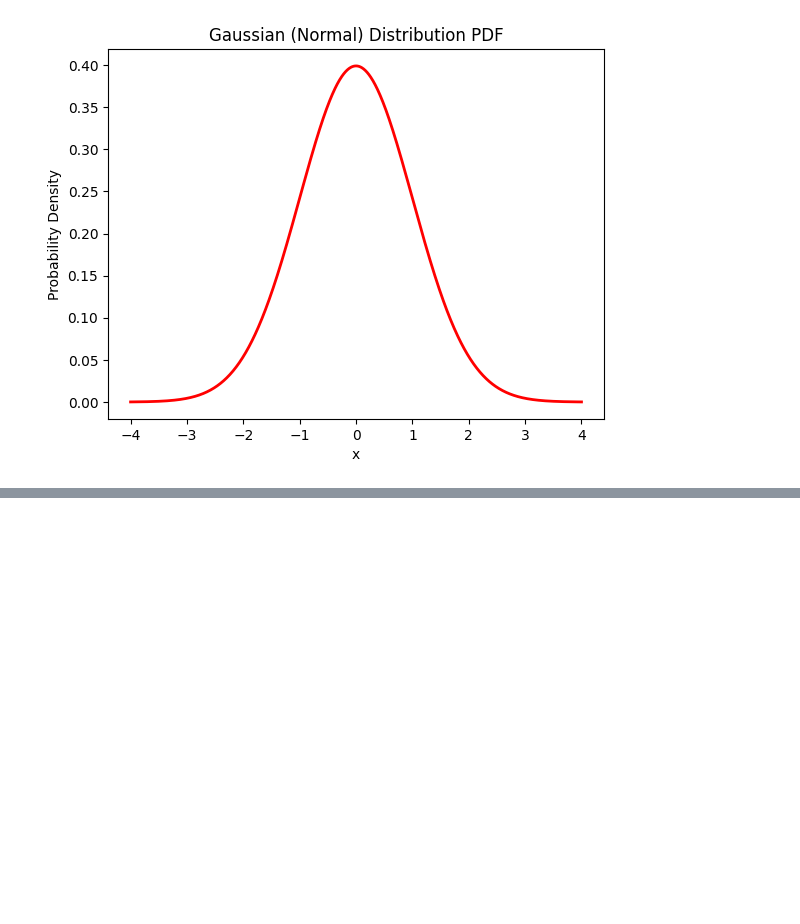
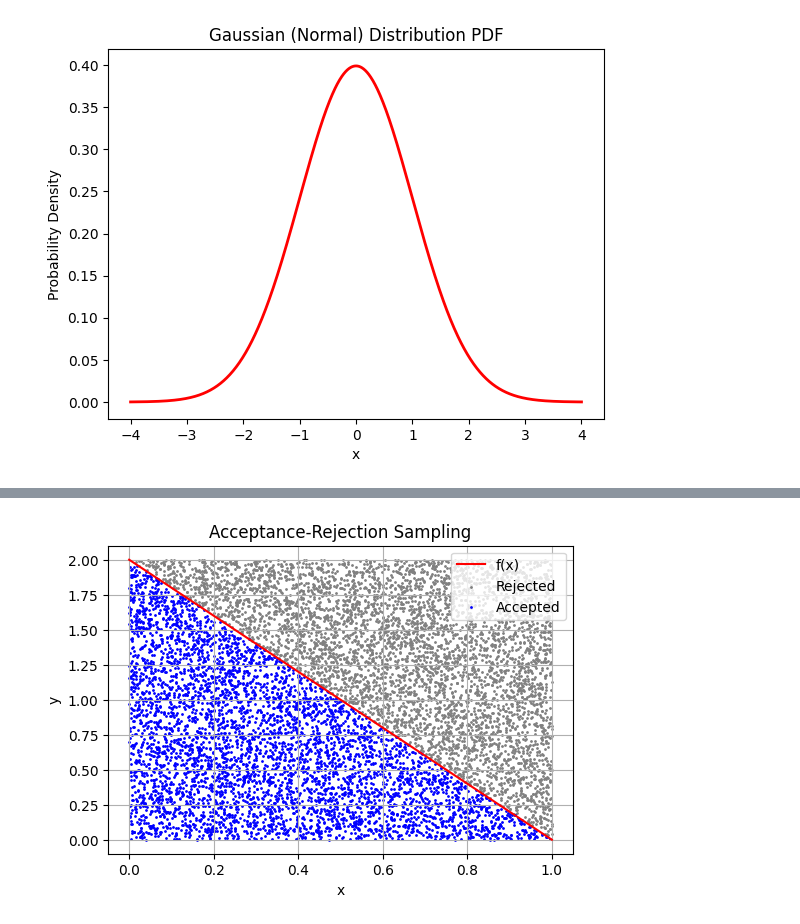
Before and after one commit to Elwarfalli/MSE-1500-Simulation-Modeling-with-Python, a Jupyter notebook: chapter_2.ipynb, the cells around one changed output, grey strips where cells are left out. Cells and saved outputs as stored; diff of their text form; code cells hidden in the pictures; blank space fills up the shorter version.

```diff
--- a/chapter_2.ipynb
+++ b/chapter_2.ipynb
@@ -93,3 +178,32 @@ plt.show()
+# %%
+#You can generate the dart-board style diagram with this Python code:
+import numpy as np
+import matplotlib.pyplot as plt
+
+# Target distribution: triangular shape (simple example)
+def f(x):
+    return 2 * (1 - x)  # Triangle from 0 to 1
+
+# Generate random points in the box [0,1]x[0,2]
+N = 10000
+x = np.random.rand(N)
+y = 2 * np.random.rand(N)
+
+# Accept points under the curve
+accepted = y < f(x)
+
+plt.figure(figsize=(6,4))
+plt.plot(np.linspace(0,1,100), f(np.linspace(0,1,100)), 'r-', label='f(x)')
+plt.scatter(x[~accepted], y[~accepted], color='gray', s=1, label='Rejected')
+plt.scatter(x[accepted], y[accepted], color='blue', s=1, label='Accepted')
+plt.title("Acceptance-Rejection Sampling")
+plt.xlabel("x")
+plt.ylabel("y")
+plt.legend()
+plt.grid(True)
+plt.show()
+# %% [output]
+[figure, added]
 # %%
 # lagged_fibonacci_algorithm.py
 import numpy as np
```
Also changed, not shown: parts of 3 cells of this notebook.
